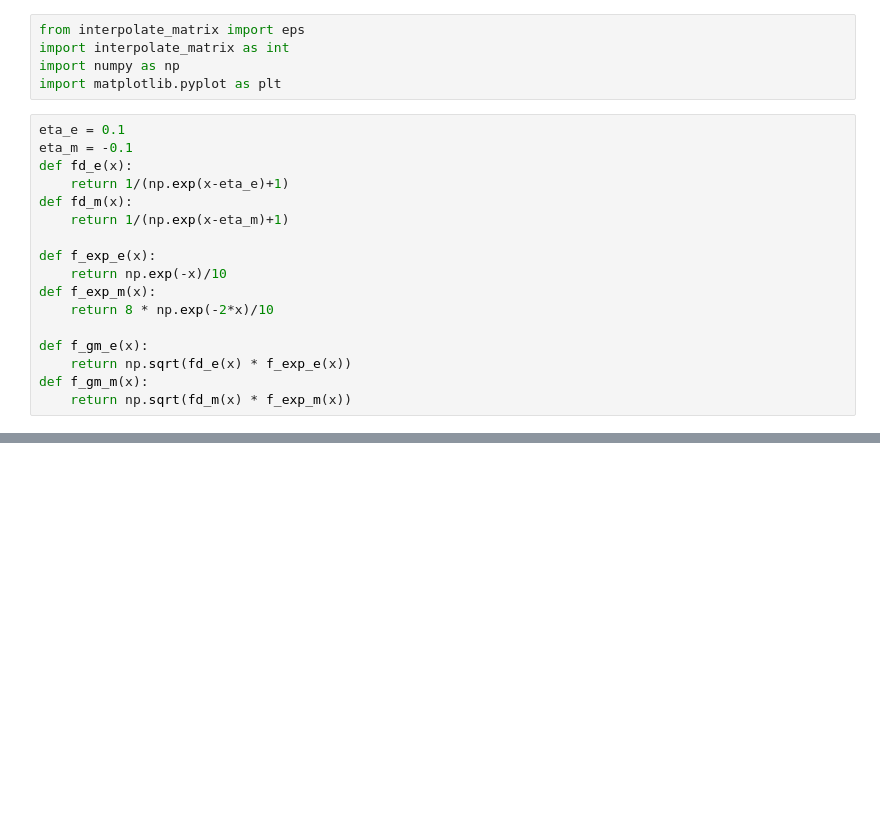
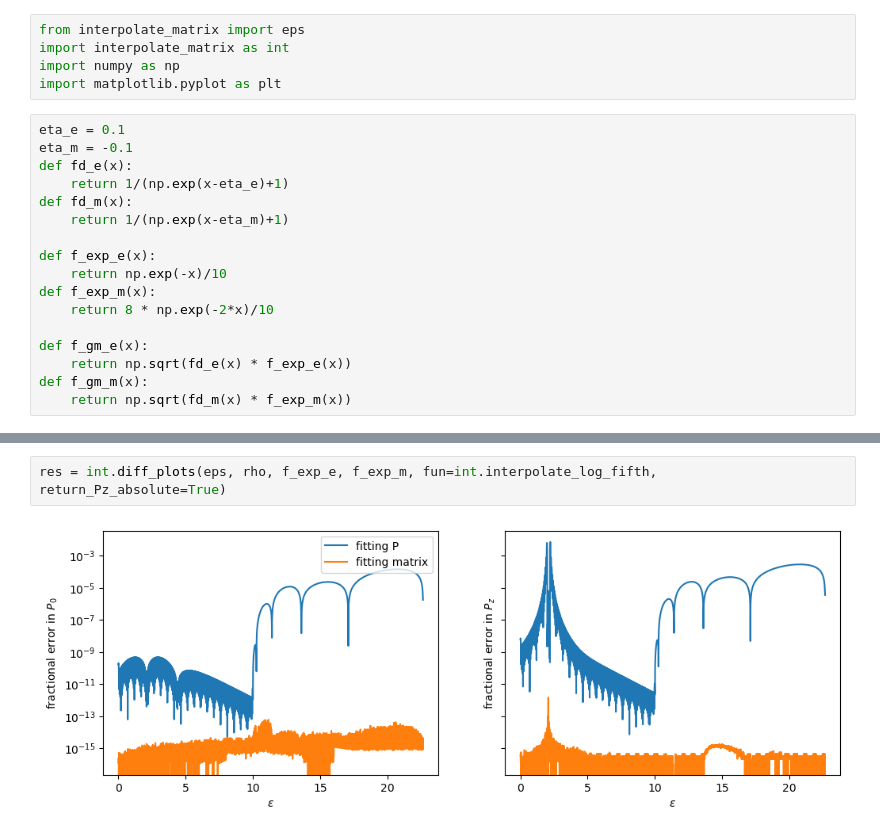
Before and after one commit to nuLABatUSD/QKE_test, a Jupyter notebook: interpolation.ipynb, the cells around one changed output, grey strips where cells are left out. Cells and saved outputs as stored; diff of their text form; blank space fills up the shorter version.

```diff
--- a/interpolation.ipynb
+++ b/interpolation.ipynb
@@ -36,0 +56,4 @@ int.diff_plots(eps, rho, f_gm_e, f_gm_m, int.interpolate_log_fifth)
+# %%
+res = int.diff_plots(eps, rho, f_exp_e, f_exp_m, fun=int.interpolate_log_fifth, return_Pz_absolute=True)
+# %% [output]
+[figure, added]
```
Also changed, not shown: parts of 16 cells of this notebook, 1 other file.
